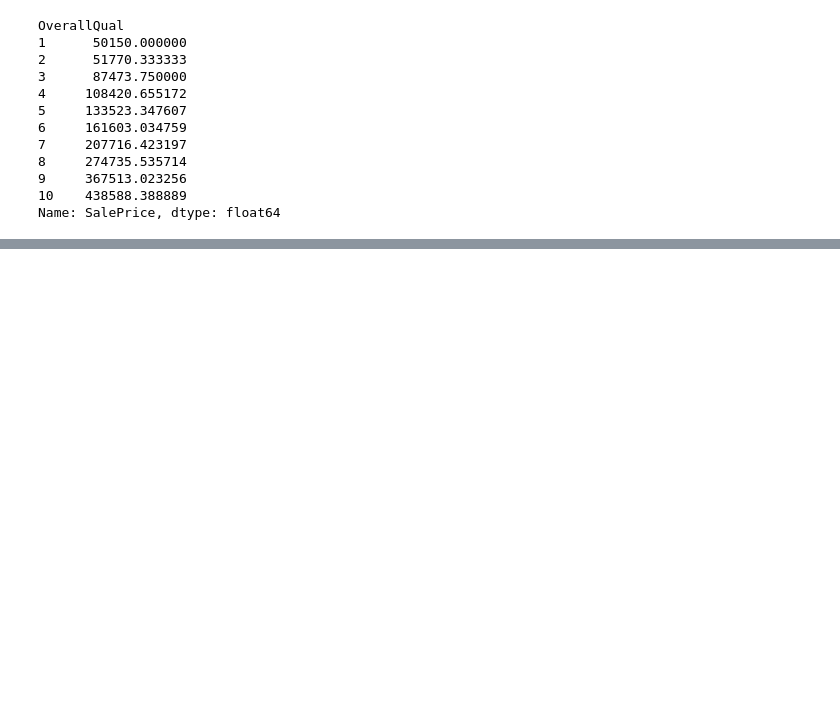
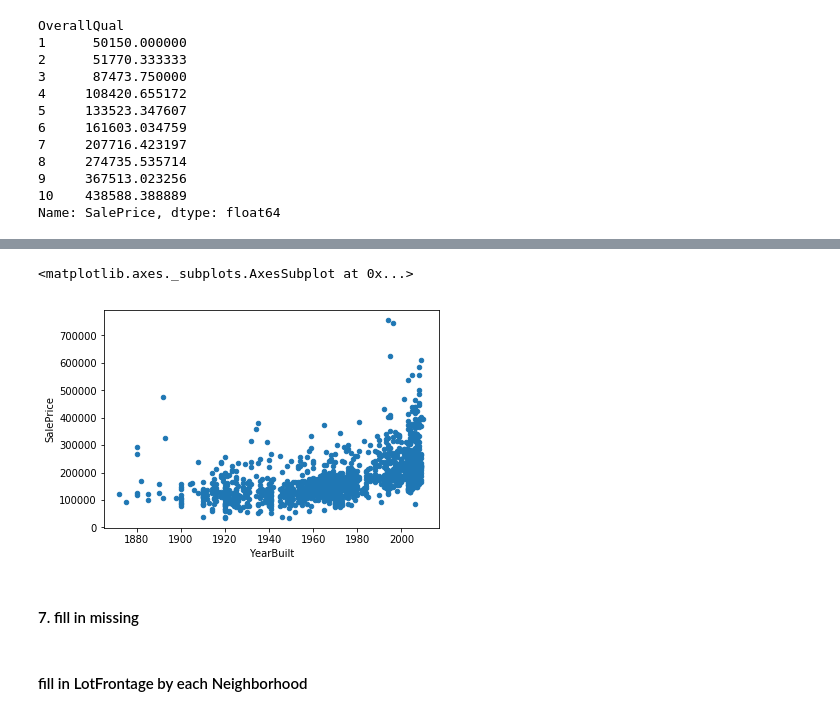
Before and after one commit to danjessicali/PythonAnalyticsPlass, a Jupyter notebook: House_Price_train.ipynb, the cells around one changed output, grey strips where cells are left out. Cells and saved outputs as stored; diff of their text form; code cells hidden in the pictures; blank space fills up the shorter version.

```diff
--- a/House_Price_train.ipynb
+++ b/House_Price_train.ipynb
@@ -218,0 +354,8 @@ KeyError: "None of [Index(['1', '2', '3', '4', '5', '6', '7', '8', '9', '10'], d
+# %%
+data = df_train[['YearBuilt','SalePrice']]
+data.plot.scatter(x='YearBuilt',y='SalePrice')
+# %% [output]
+<matplotlib.axes._subplots.AxesSubplot at 0x...>
+[figure, added]
+# %% [markdown]
+#### 7. fill in missing
@@ -218,0 +368,2 @@ KeyError: "None of [Index(['1', '2', '3', '4', '5', '6', '7', '8', '9', '10'], d
+# %% [markdown]
+#### fill in LotFrontage by each Neighborhood
```
Also changed, not shown: parts of 32 cells of this notebook.
